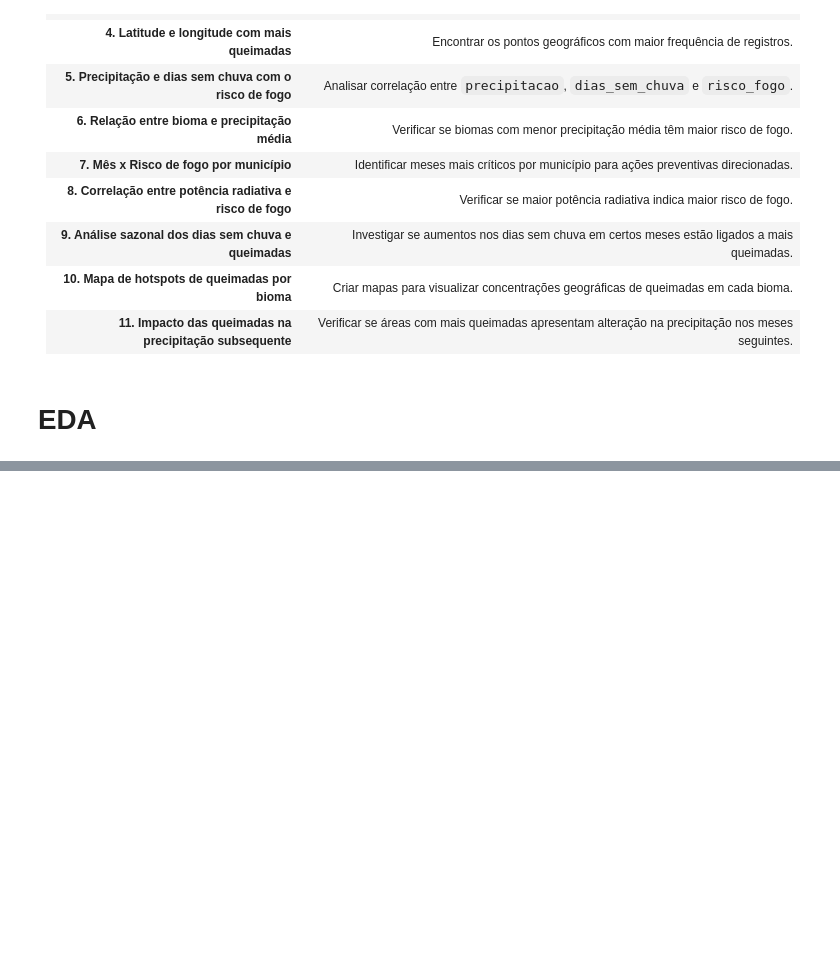
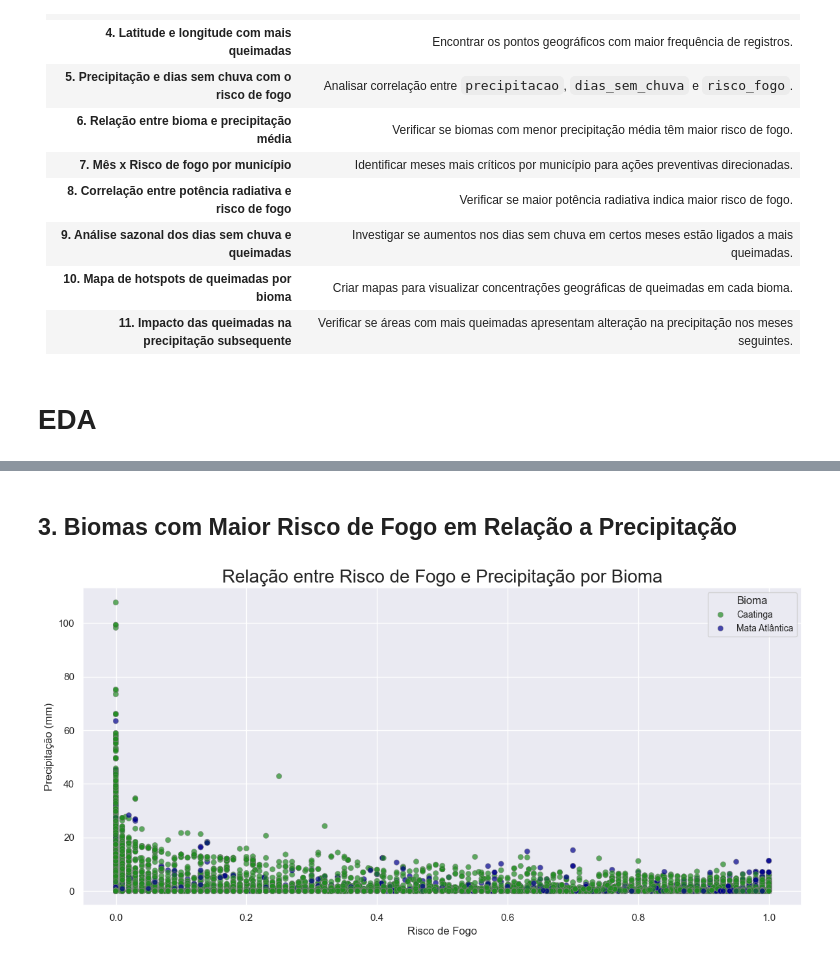
Before and after one commit to JoaoHeslin/Queimadas-Paraiba, a Jupyter notebook: Analises/relatorio.ipynb, the cells around one changed output, grey strips where cells are left out. Drawn from its saved outputs; the diff is of its cells as text; code cells hidden in the pictures; blank space fills up the shorter version.

```diff
--- a/Analises/relatorio.ipynb
+++ b/Analises/relatorio.ipynb
@@ -99,0 +131,13 @@ plt.show()
+# %% [markdown]
+## 3. Biomas com Maior Risco de Fogo em Relação a Precipitação
+# %%
+plt.figure(figsize=(12, 6))
+sns.scatterplot(data=df, x="risco_fogo", y="precipitacao", hue="bioma", palette={"Caatinga": "forestgreen", "Mata Atlântica": "darkblue"}, alpha=0.7, edgecolor='gray')
+plt.title("Relação entre Risco de Fogo e Precipitação por Bioma", fontsize=20)
+plt.xlabel("Risco de Fogo", fontsize=12)
+plt.ylabel("Precipitação (mm)", fontsize=12)
+plt.legend(title="Bioma", title_fontsize=12, fontsize=10, loc='upper right')
+plt.tight_layout()
+plt.show()
+# %% [output]
+[figure, added]
```
Also changed, not shown: parts of 9 cells of this notebook.
